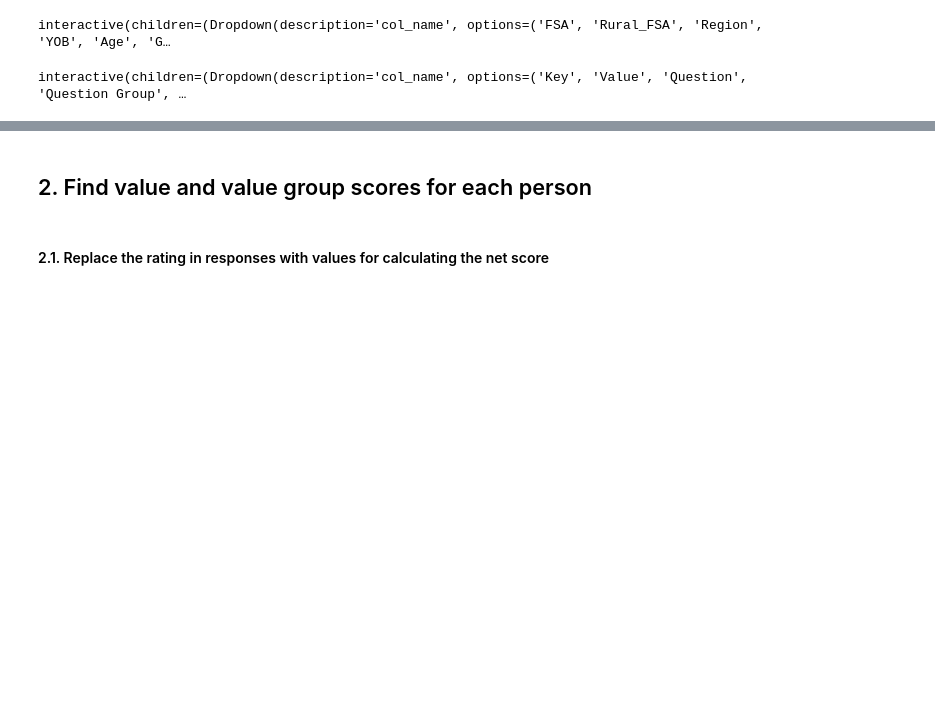
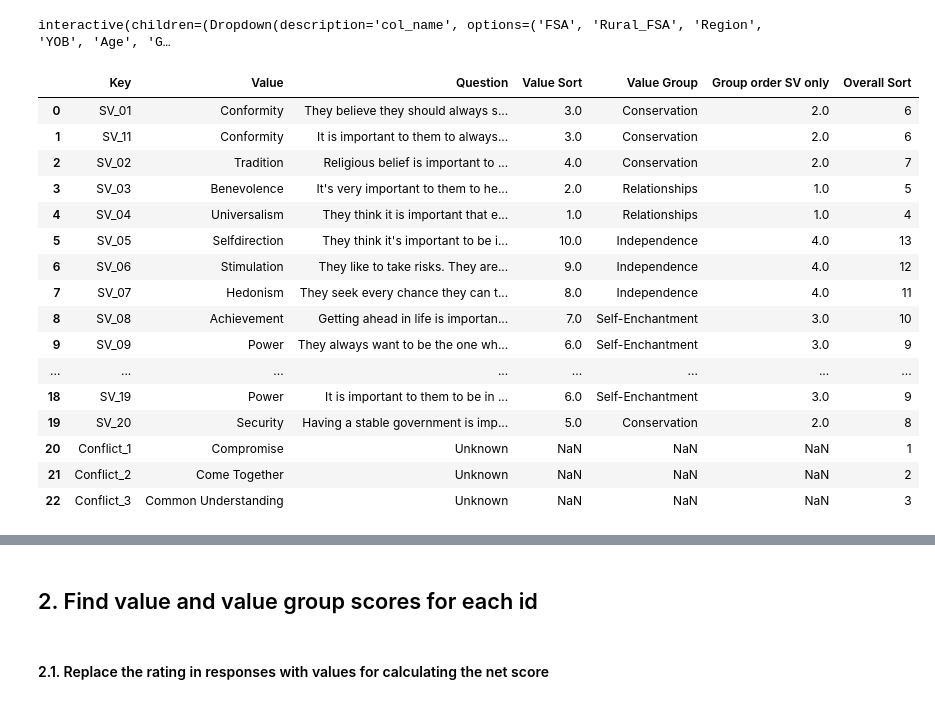
Before and after one commit to vishalbalashankar/canadian_social_harmony_research, a Jupyter notebook: notebooks/canadian_social_harmony_index_project.ipynb, the cells around one changed output, grey strips where cells are left out. Saved outputs shown, nothing was run; the diff lists cells and outputs as text; code cells hidden in the pictures; blank space fills up the shorter version.

Commit message:
Widget showing the values

```diff
--- a/notebooks/canadian_social_harmony_index_project.ipynb
+++ b/notebooks/canadian_social_harmony_index_project.ipynb
@@ -71,16 +73,34 @@ def bar_chart(col_name=list(df_responses.columns[1:])):
 # %% [output]
 interactive(children=(Dropdown(description='col_name', options=('FSA', 'Rural_FSA', 'Region', 'YOB', 'Age', 'G…
 # %%
-@interact
-def bar_chart(col_name=list(df_values.columns)):
-    fig = px.bar(df_values.groupby(col_name)[col_name].count())
-    fig.show()
+#@interact
+#def bar_chart(col_name=list(df_values.columns)):
+#    fig = px.bar(df_values.groupby(col_name)[col_name].count())
+#    fig.show()
-# %% [output]
-interactive(children=(Dropdown(description='col_name', options=('Key', 'Value', 'Question', 'Question Group', …
+# %%
+df_values
+# %% [output]
+|  | Key | Value | Question | Value Sort | Value Group | Group order SV only | Overall Sort |
+| 0 | SV_01 | Conformity | They believe they should always s... | 3.0 | Conservation | 2.0 | 6 |
+| 1 | SV_11 | Conformity | It is important to them to always... | 3.0 | Conservation | 2.0 | 6 |
+| 2 | SV_02 | Tradition | Religious belief is important to ... | 4.0 | Conservation | 2.0 | 7 |
+| 3 | SV_03 | Benevolence | It's very important to them to he... | 2.0 | Relationships | 1.0 | 5 |
+| 4 | SV_04 | Universalism | They think it is important that e... | 1.0 | Relationships | 1.0 | 4 |
+| 5 | SV_05 | Selfdirection | They think it's important to be i... | 10.0 | Independence | 4.0 | 13 |
+| 6 | SV_06 | Stimulation | They like to take risks. They are... | 9.0 | Independence | 4.0 | 12 |
+| 7 | SV_07 | Hedonism | They seek every chance they can t... | 8.0 | Independence | 4.0 | 11 |
+| 8 | SV_08 | Achievement | Getting ahead in life is importan... | 7.0 | Self-Enchantment | 3.0 | 10 |
+| 9 | SV_09 | Power | They always want to be the one wh... | 6.0 | Self-Enchantment | 3.0 | 9 |
+| ... | ... | ... | ... | ... | ... | ... | ... |
+| 18 | SV_19 | Power | It is important to them to be in ... | 6.0 | Self-Enchantment | 3.0 | 9 |
+| 19 | SV_20 | Security | Having a stable government is imp... | 5.0 | Conservation | 2.0 | 8 |
+| 20 | Conflict_1 | Compromise | Unknown | NaN | NaN | NaN | 1 |
+| 21 | Conflict_2 | Come Together | Unknown | NaN | NaN | NaN | 2 |
+| 22 | Conflict_3 | Common Understanding | Unknown | NaN | NaN | NaN | 3 |
 # %% [markdown]
 <a id="section2"></a>
 # %% [markdown]
-## 2.  Find value and value group scores for each person
+## 2.  Find value and value group scores for each id
 # %% [markdown]
 #### 2.1. Replace the rating in responses with values for calculating the net score
 # %%
```
Also changed, not shown: parts of 12 cells of this notebook, 1 other file.
